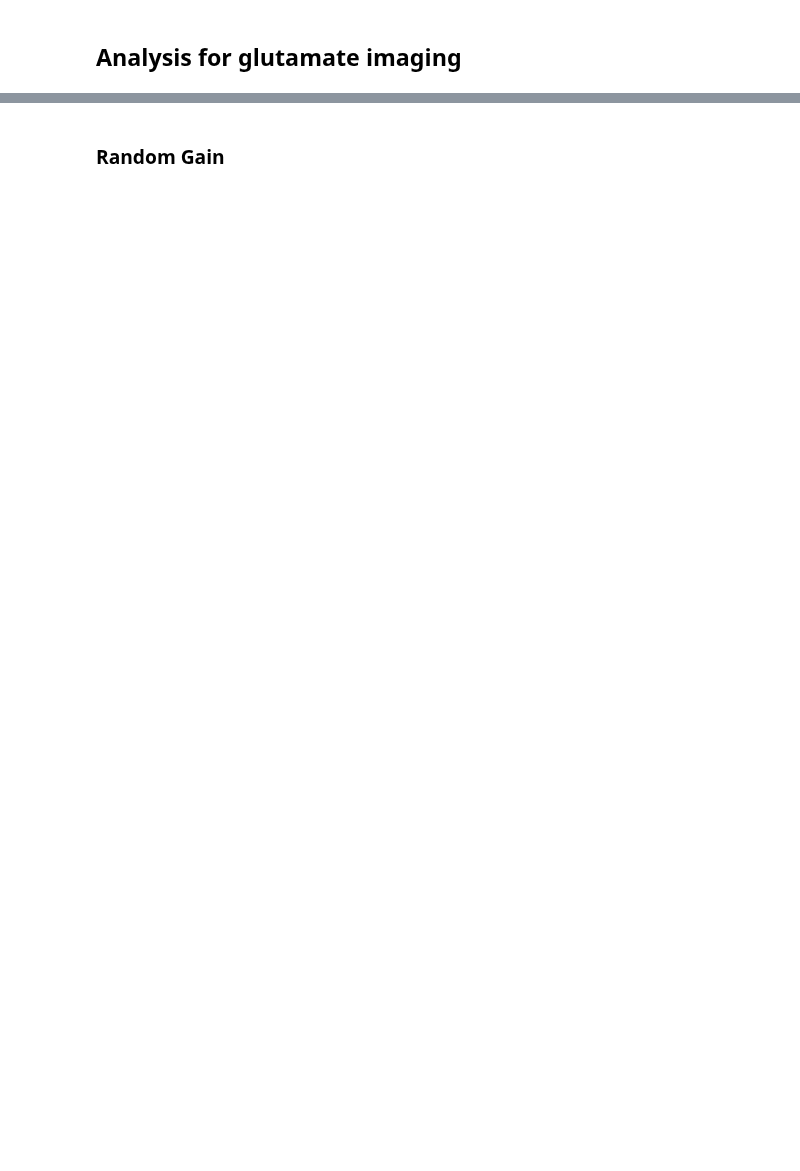
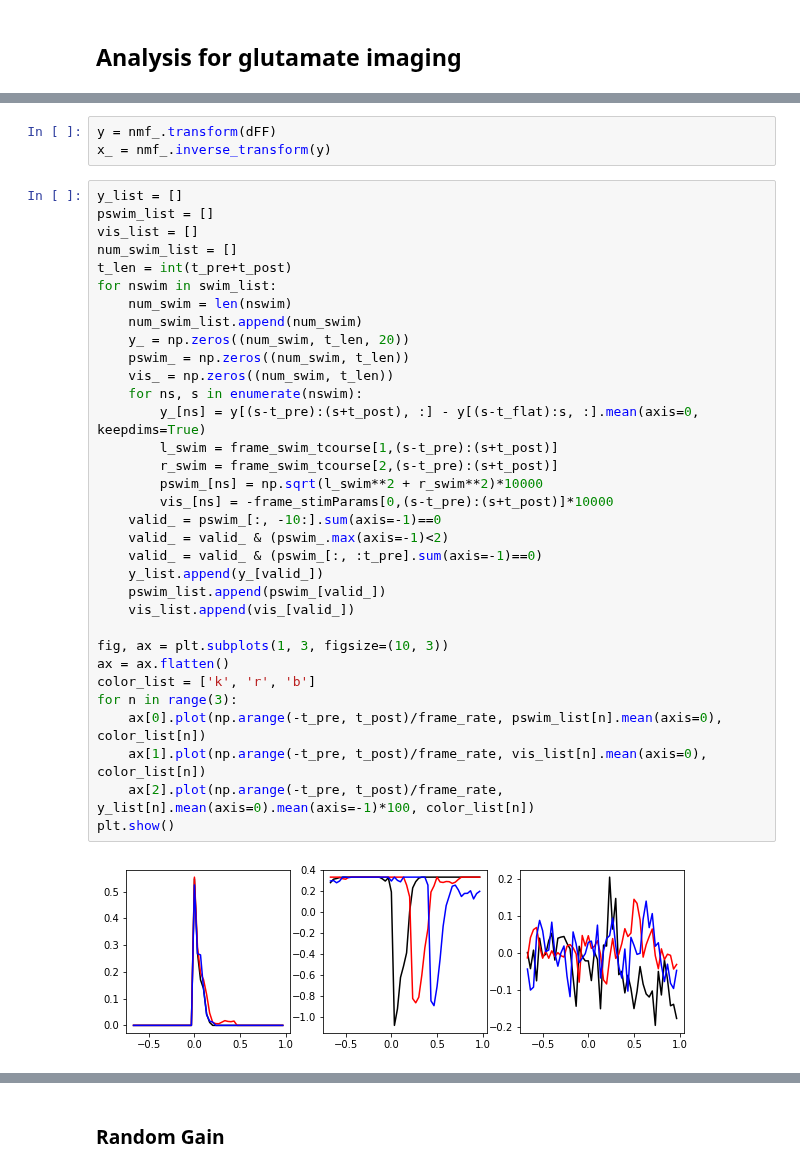
Before and after one commit to zqwei/DRN_voltage_analysis, a Jupyter notebook: Notebooks/glu_analysis.ipynb, the cells around one changed output, grey strips where cells are left out. Drawn from its saved outputs; the diff is of its cells as text; blank space fills up the shorter version.

```diff
--- a/Notebooks/glu_analysis.ipynb
+++ b/Notebooks/glu_analysis.ipynb
@@ -2,0 +165,38 @@
+# %%
+y = nmf_.transform(dFF)
+x_ = nmf_.inverse_transform(y)
+# %%
+y_list = []
+pswim_list = []
+vis_list = []
+num_swim_list = []
+t_len = int(t_pre+t_post)
+for nswim in swim_list:
+    num_swim = len(nswim)
+    num_swim_list.append(num_swim)
+    y_ = np.zeros((num_swim, t_len, 20))
+    pswim_ = np.zeros((num_swim, t_len))
+    vis_ = np.zeros((num_swim, t_len))
+    for ns, s in enumerate(nswim):
+        y_[ns] = y[(s-t_pre):(s+t_post), :] - y[(s-t_flat):s, :].mean(axis=0, keepdims=True)
+        l_swim = frame_swim_tcourse[1,(s-t_pre):(s+t_post)]
+        r_swim = frame_swim_tcourse[2,(s-t_pre):(s+t_post)]
+        pswim_[ns] = np.sqrt(l_swim**2 + r_swim**2)*10000
+        vis_[ns] = -frame_stimParams[0,(s-t_pre):(s+t_post)]*10000
+    valid_ = pswim_[:, -10:].sum(axis=-1)==0
+    valid_ = valid_ & (pswim_.max(axis=-1)<2)
+    valid_ = valid_ & (pswim_[:, :t_pre].sum(axis=-1)==0)
+    y_list.append(y_[valid_])
+    pswim_list.append(pswim_[valid_])
+    vis_list.append(vis_[valid_])
+
+fig, ax = plt.subplots(1, 3, figsize=(10, 3))
+ax = ax.flatten()
+color_list = ['k', 'r', 'b']
+for n in range(3):
+    ax[0].plot(np.arange(-t_pre, t_post)/frame_rate, pswim_list[n].mean(axis=0), color_list[n])
+    ax[1].plot(np.arange(-t_pre, t_post)/frame_rate, vis_list[n].mean(axis=0), color_list[n])
+    ax[2].plot(np.arange(-t_pre, t_post)/frame_rate, y_list[n].mean(axis=0).mean(axis=-1)*100, color_list[n])
+plt.show()
+# %% [output]
+[figure, added]
```
Also changed, not shown: parts of 22 cells of this notebook, 1 other file.
